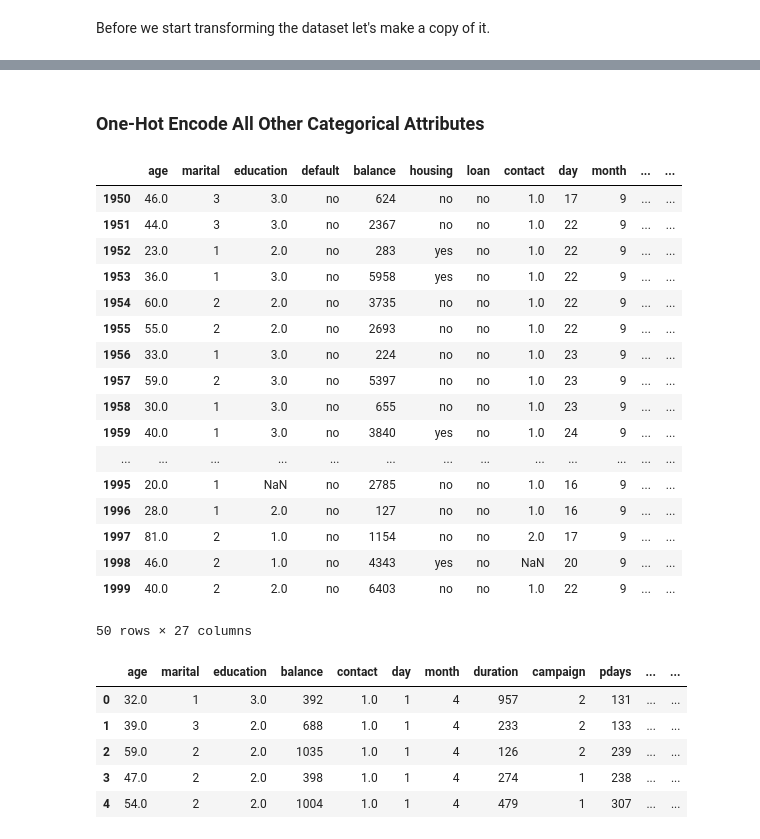
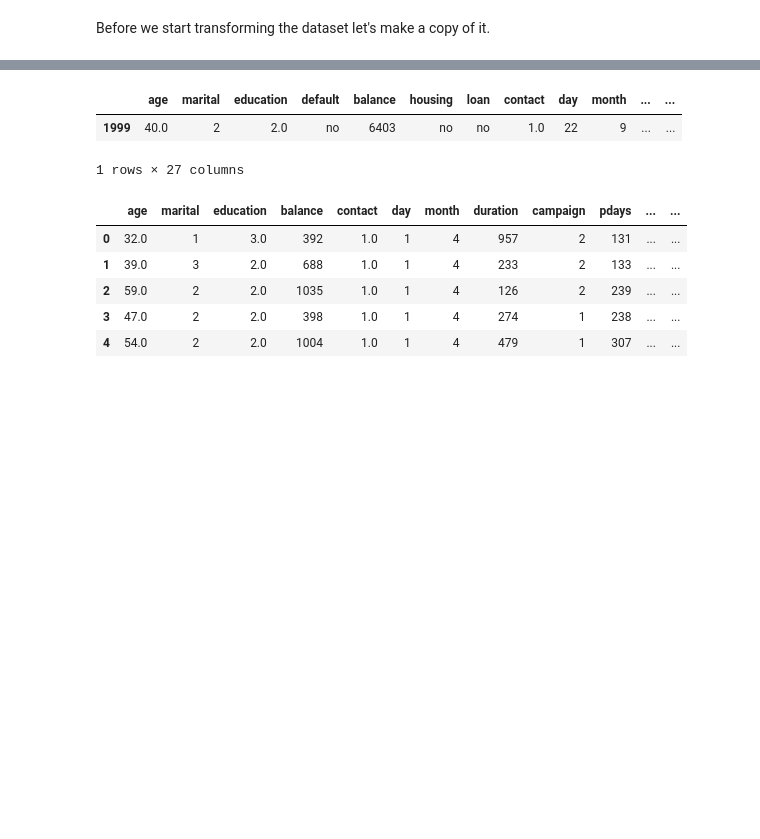
Before and after one commit to 110900/dmdm, a Jupyter notebook: Etivity-2.ipynb, the cells around one changed output, grey strips where cells are left out. Drawn from its saved outputs; the diff is of its cells as text; code cells hidden in the pictures; blank space fills up the shorter version.

```diff
--- a/Etivity-2.ipynb
+++ b/Etivity-2.ipynb
@@ -263,31 +172,14 @@ df.tail(50)
-# %% [markdown]
-### One-Hot Encode All Other Categorical Attributes
 # %%
 # first one-hot encode the categorical columns with NaNs
 
 df = pd.get_dummies(df, columns=['job'],
                         dummy_na=True,
                         drop_first=True)
-df.tail(50)
+df.tail(1)
 # %% [output]
 |  | age | marital | education | default | balance | housing | loan | contact | day | month | ... | ... |
-| 1950 | 46.0 | 3 | 3.0 | no | 624 | no | no | 1.0 | 17 | 9 | ... | ... |
-| 1951 | 44.0 | 3 | 3.0 | no | 2367 | no | no | 1.0 | 22 | 9 | ... | ... |
-| 1952 | 23.0 | 1 | 2.0 | no | 283 | yes | no | 1.0 | 22 | 9 | ... | ... |
-| 1953 | 36.0 | 1 | 3.0 | no | 5958 | yes | no | 1.0 | 22 | 9 | ... | ... |
-| 1954 | 60.0 | 2 | 2.0 | no | 3735 | no | no | 1.0 | 22 | 9 | ... | ... |
-| 1955 | 55.0 | 2 | 2.0 | no | 2693 | no | no | 1.0 | 22 | 9 | ... | ... |
-| 1956 | 33.0 | 1 | 3.0 | no | 224 | no | no | 1.0 | 23 | 9 | ... | ... |
-| 1957 | 59.0 | 2 | 3.0 | no | 5397 | no | no | 1.0 | 23 | 9 | ... | ... |
-| 1958 | 30.0 | 1 | 3.0 | no | 655 | no | no | 1.0 | 23 | 9 | ... | ... |
-| 1959 | 40.0 | 1 | 3.0 | no | 3840 | yes | no | 1.0 | 24 | 9 | ... | ... |
-| ... | ... | ... | ... | ... | ... | ... | ... | ... | ... | ... | ... | ... |
-| 1995 | 20.0 | 1 | NaN | no | 2785 | no | no | 1.0 | 16 | 9 | ... | ... |
-| 1996 | 28.0 | 1 | 2.0 | no | 127 | no | no | 1.0 | 16 | 9 | ... | ... |
-| 1997 | 81.0 | 2 | 1.0 | no | 1154 | no | no | 2.0 | 17 | 9 | ... | ... |
-| 1998 | 46.0 | 2 | 1.0 | no | 4343 | yes | no | NaN | 20 | 9 | ... | ... |
 | 1999 | 40.0 | 2 | 2.0 | no | 6403 | no | no | 1.0 | 22 | 9 | ... | ... |
-50 rows × 27 columns
+1 rows × 27 columns
 # %%
 # now one-hot encode all other categorical columns
 
```
Also changed, not shown: parts of 66 cells of this notebook.
